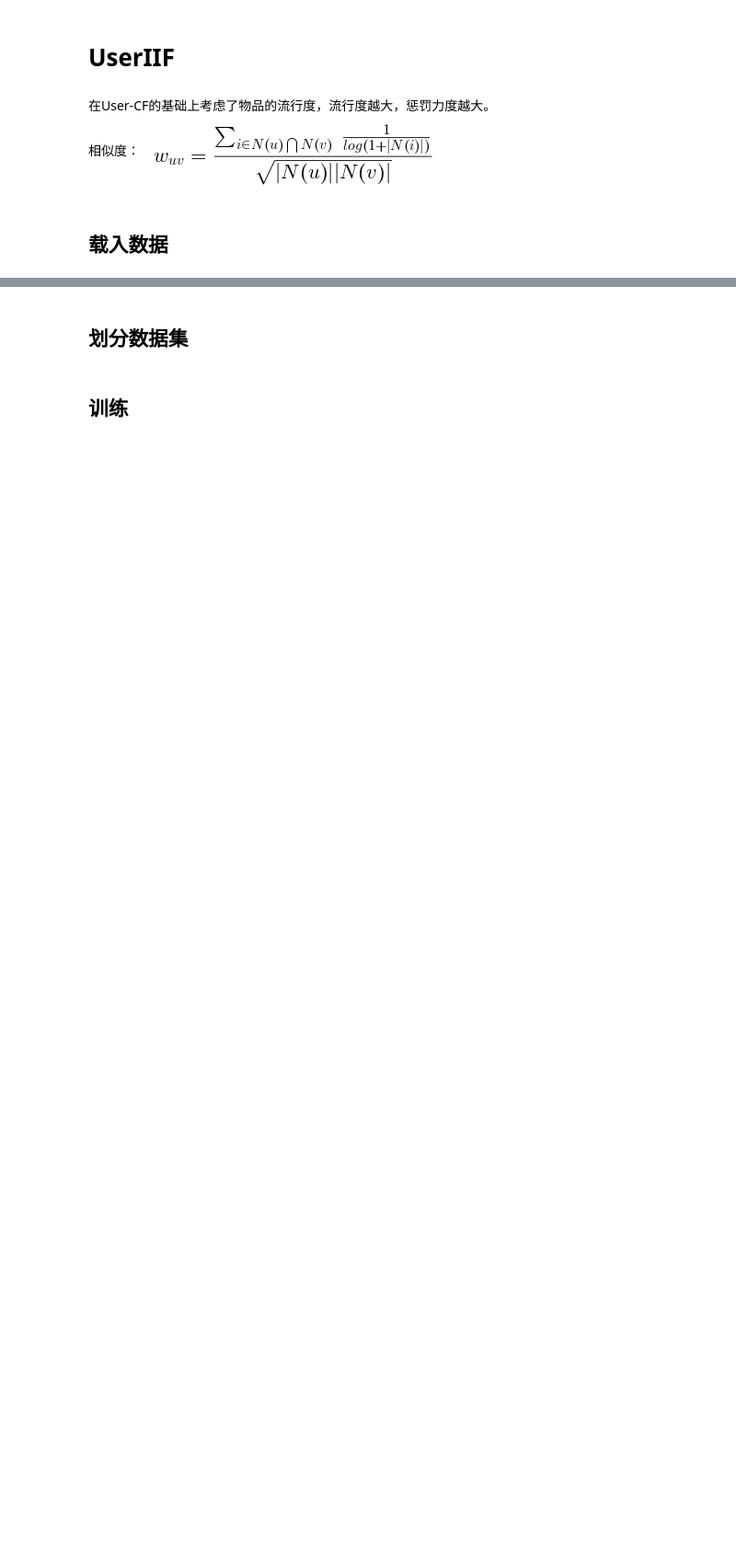
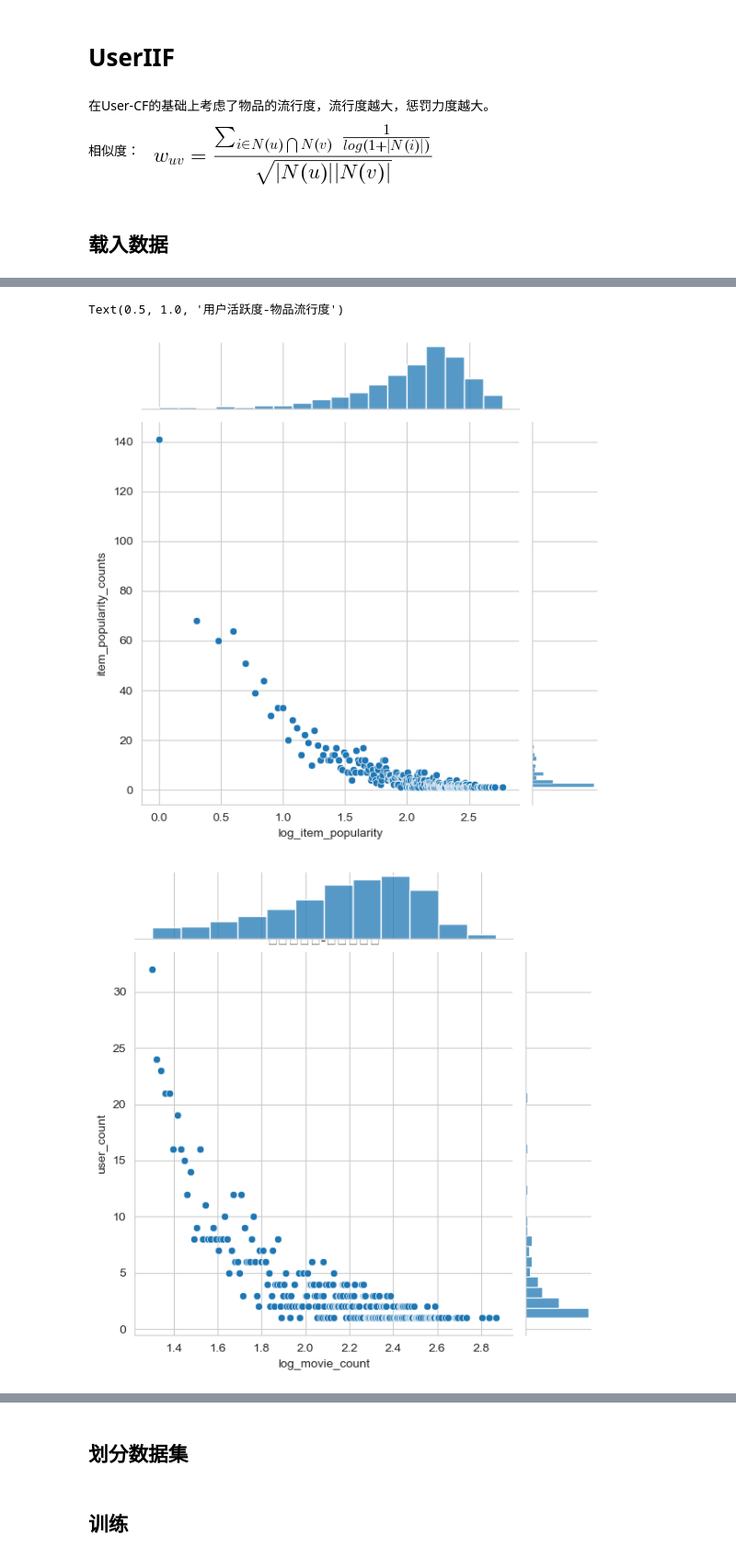
Before and after one commit to wephiles/recommend-system-practice, a Jupyter notebook: UserIIF.ipynb, the cells around one changed output, grey strips where cells are left out. Shown at 92% size. Cells and saved outputs as stored; diff of their text form; code cells hidden in the pictures; blank space fills up the shorter version.

```diff
--- a/UserIIF.ipynb
+++ b/UserIIF.ipynb
@@ -11,0 +29,6 @@ from RecommendSystemUserIIF.util import data_reader
+# %%
+# 每个item具有多少个用户，统计
+sum_movie_rating = (
+    movielen_df[["UserID", "MovieID"]].groupby("MovieID", as_index=False).count()
+)
+sum_movie_rating.head()
@@ -11,0 +64,4 @@ from RecommendSystemUserIIF.util import data_reader
+# %%
+# 按照ItemPopularity分组，每一个ItemPopularity对应的数量可以直观地看出来
+sum_movie_rating = sum_movie_rating.groupby("ItemPopularity", as_index=False, ).count()
+sum_movie_rating
@@ -11,0 +82,7 @@ from RecommendSystemUserIIF.util import data_reader
+# %%
+sum_movie_rating.rename(
+    mapper={"MovieID": "item_popularity_counts"},
+    inplace=True,
+    axis=1
+)
+sum_movie_rating
@@ -11,0 +103,3 @@ from RecommendSystemUserIIF.util import data_reader
+# %%
+sum_movie_rating["log_item_popularity"] = np.log10(sum_movie_rating["ItemPopularity"])
+sum_movie_rating.head(10)
@@ -11,0 +118,27 @@ from RecommendSystemUserIIF.util import data_reader
+# %%
+import seaborn as sns
+import matplotlib.pyplot as plt
+
+print("movielen_df")
+print(movielen_df)
+
+sns.set_style("whitegrid")
+axe = sns.jointplot(x="log_item_popularity", y="item_popularity_counts", data=sum_movie_rating)
+
+item_popularity = movielen_df.groupby("UserID", as_index=False, ).count()
+
+print("item_popularity")
+print(item_popularity)
+
+item_popularity.rename(mapper={"MovieID": "movie_count"}, axis=1, inplace=True)
+print("item_popularity rename")
+print(item_popularity)
+
+item_popularity = item_popularity.groupby(["movie_count"], as_index=False, ).count()
+item_popularity.rename(mapper = {"UserID" : "user_count"},axis = 1,inplace = True)
+item_popularity["log_movie_count"] = np.log10(item_popularity.movie_count)
+
+sns.set_style("whitegrid")
+sns.jointplot(data = item_popularity,x = "log_movie_count",y = "user_count")
+plt.title("用户活跃度-物品流行度")
+# %% [output]
@@ -11,0 +162,3 @@ from RecommendSystemUserIIF.util import data_reader
+Text(0.5, 1.0, '用户活跃度-物品流行度')
+[figure, added]
+[figure, added]
```
Also changed, not shown: parts of 21 cells of this notebook, 21 other files.
